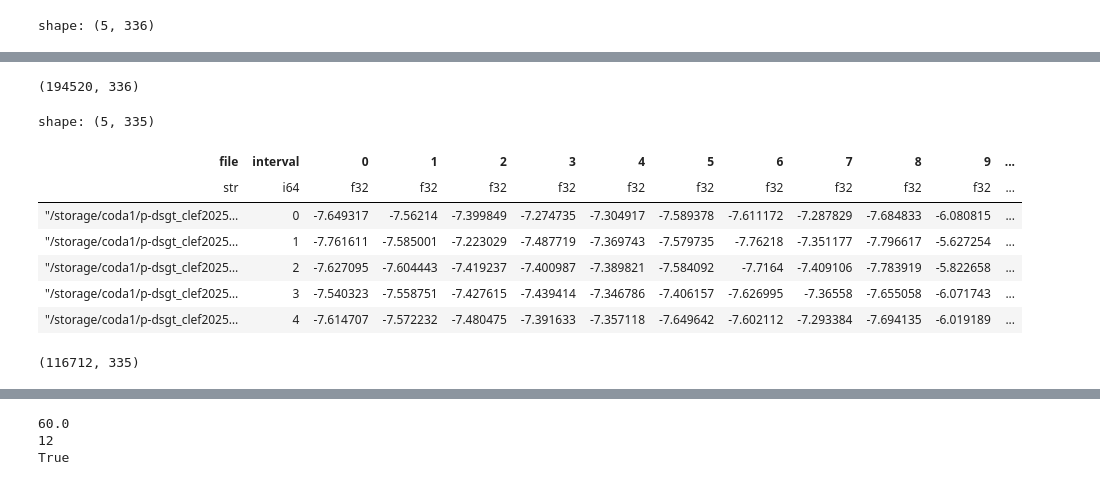
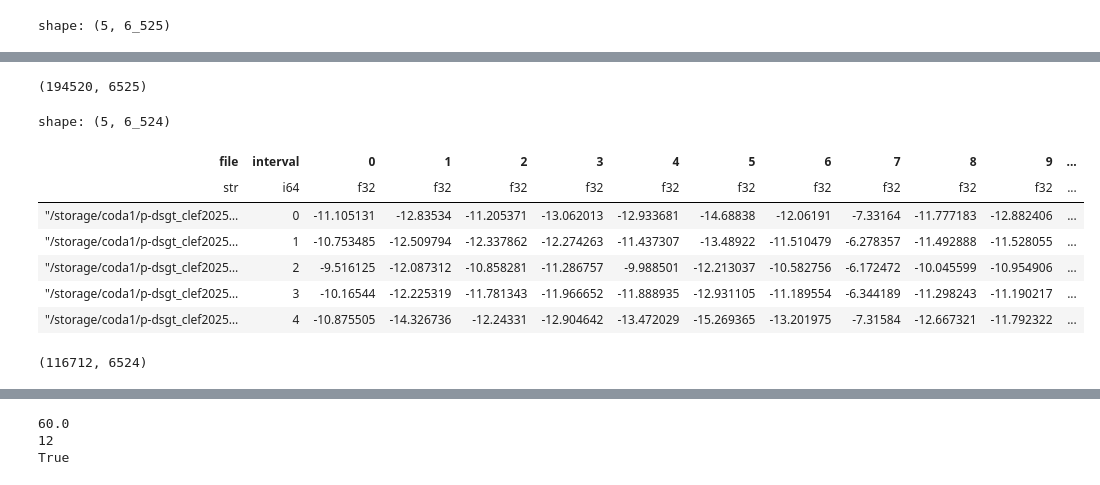
Before and after one commit to dsgt-arc/birdclef-2025, a Jupyter notebook: notebooks/modeling/20250613-ac-validate-aggregation.ipynb, the cells around one changed output, grey strips where cells are left out. Drawn from its saved outputs; the diff is of its cells as text; code cells hidden in the pictures.

```diff
--- a/notebooks/modeling/20250613-ac-validate-aggregation.ipynb
+++ b/notebooks/modeling/20250613-ac-validate-aggregation.ipynb
@@ -5,8 +5,8 @@
 import numpy as np
 import polars as pl
 
-root = "~/scratch/birdclef/2025/infer-soundscape"
-model_name = "HawkEars"
+root = "~/scratch/birdclef/2025/infer-soundscape-cpu"
+model_name = "BirdNET"
 predict_path = f"{root}/{model_name}/parts/predict"
 agg_path = f"{root}/{model_name}/agg_predictions.parquet"
 
@@ -18,6 +18,6 @@ display(predict_df.shape)
 display(agg_df.head(5))
 display(agg_df.shape)
 # %% [output]
-shape: (5, 336)
+shape: (5, 6_525)
 | file | start_time | end_time | 0 | 1 | 2 | 3 | 4 | 5 | 6 | 7 | 8 | ... |
 | str | f64 | f64 | f32 | f32 | f32 | f32 | f32 | f32 | f32 | f32 | f32 | ... |
@@ -29,10 +29,10 @@ shape: (5, 336)
-(194520, 336)
+(194520, 6525)
-shape: (5, 335)
+shape: (5, 6_524)
 | file | interval | 0 | 1 | 2 | 3 | 4 | 5 | 6 | 7 | 8 | 9 | ... |
 | str | i64 | f32 | f32 | f32 | f32 | f32 | f32 | f32 | f32 | f32 | f32 | ... |
-| "/storage/coda1/p-dsgt_clef2025… | 0 | -7.649317 | -7.56214 | -7.399849 | -7.274735 | -7.304917 | -7.589378 | -7.611172 | -7.287829 | -7.684833 | -6.080815 | ... |
-| "/storage/coda1/p-dsgt_clef2025… | 1 | -7.761611 | -7.585001 | -7.223029 | -7.487719 | -7.369743 | -7.579735 | -7.76218 | -7.351177 | -7.796617 | -5.627254 | ... |
-| "/storage/coda1/p-dsgt_clef2025… | 2 | -7.627095 | -7.604443 | -7.419237 | -7.400987 | -7.389821 | -7.584092 | -7.7164 | -7.409106 | -7.783919 | -5.822658 | ... |
-| "/storage/coda1/p-dsgt_clef2025… | 3 | -7.540323 | -7.558751 | -7.427615 | -7.439414 | -7.346786 | -7.406157 | -7.626995 | -7.36558 | -7.655058 | -6.071743 | ... |
-| "/storage/coda1/p-dsgt_clef2025… | 4 | -7.614707 | -7.572232 | -7.480475 | -7.391633 | -7.357118 | -7.649642 | -7.602112 | -7.293384 | -7.694135 | -6.019189 | ... |
+| "/storage/coda1/p-dsgt_clef2025… | 0 | -11.105131 | -12.83534 | -11.205371 | -13.062013 | -12.933681 | -14.68838 | -12.06191 | -7.33164 | -11.777183 | -12.882406 | ... |
+| "/storage/coda1/p-dsgt_clef2025… | 1 | -10.753485 | -12.509794 | -12.337862 | -12.274263 | -11.437307 | -13.48922 | -11.510479 | -6.278357 | -11.492888 | -11.528055 | ... |
+| "/storage/coda1/p-dsgt_clef2025… | 2 | -9.516125 | -12.087312 | -10.858281 | -11.286757 | -9.988501 | -12.213037 | -10.582756 | -6.172472 | -10.045599 | -10.954906 | ... |
+| "/storage/coda1/p-dsgt_clef2025… | 3 | -10.16544 | -12.225319 | -11.781343 | -11.966652 | -11.888935 | -12.931105 | -11.189554 | -6.344189 | -11.298243 | -11.190217 | ... |
+| "/storage/coda1/p-dsgt_clef2025… | 4 | -10.875505 | -14.326736 | -12.24331 | -12.904642 | -13.472029 | -15.269365 | -13.201975 | -7.31584 | -12.667321 | -11.792322 | ... |
-(116712, 335)
+(116712, 6524)
```
Also changed, not shown: parts of 9 cells of this notebook, 6 other files.
